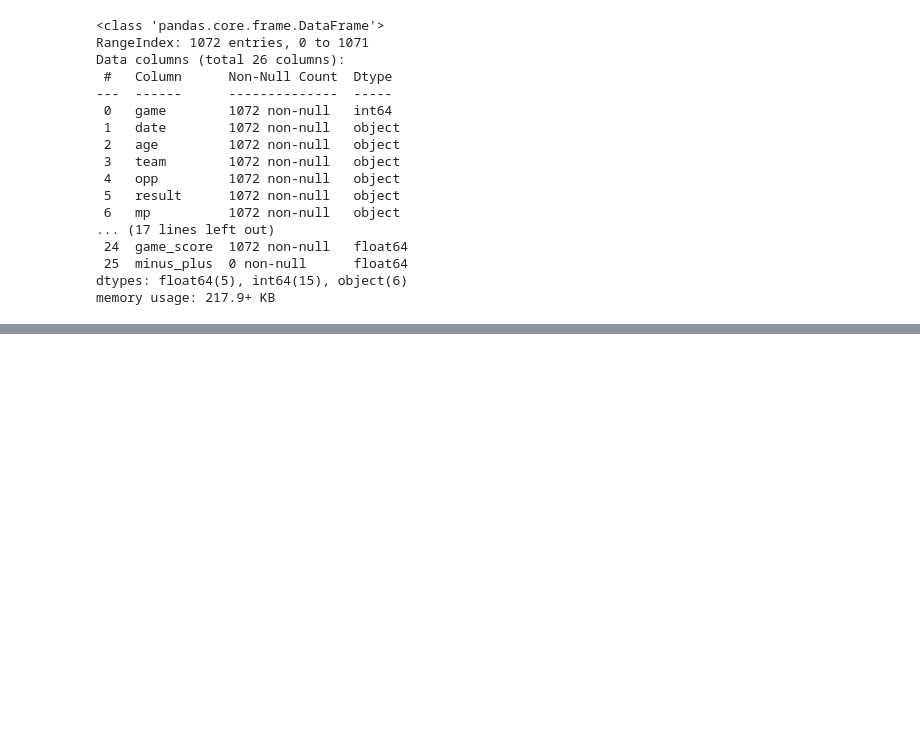
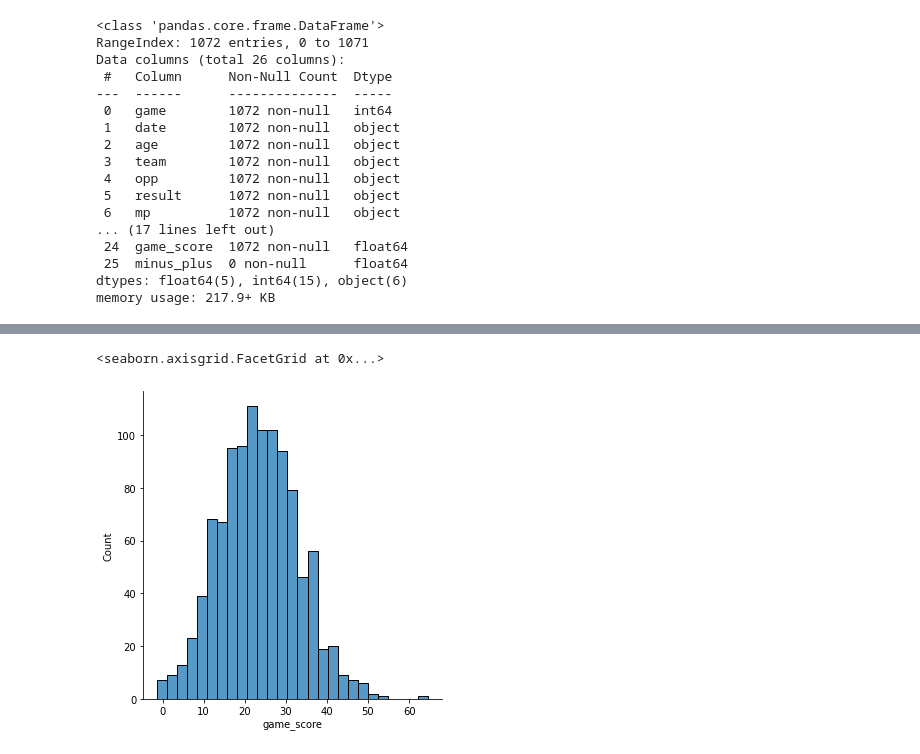
Before and after one commit to Raphfreitas/Algo, a Jupyter notebook: Projet/Untitled.ipynb, the cells around one changed output, grey strips where cells are left out. Cells and saved outputs as stored; diff of their text form; code cells hidden in the pictures; blank space fills up the shorter version.

```diff
--- a/Projet/Untitled.ipynb
+++ b/Projet/Untitled.ipynb
@@ -67,0 +146,5 @@ mj.head()
+# %%
+sns.displot(x="game_score",data=mj)
+# %% [output]
+<seaborn.axisgrid.FacetGrid at 0x...>
+[figure, added]
```
Also changed, not shown: parts of 14 cells of this notebook.
